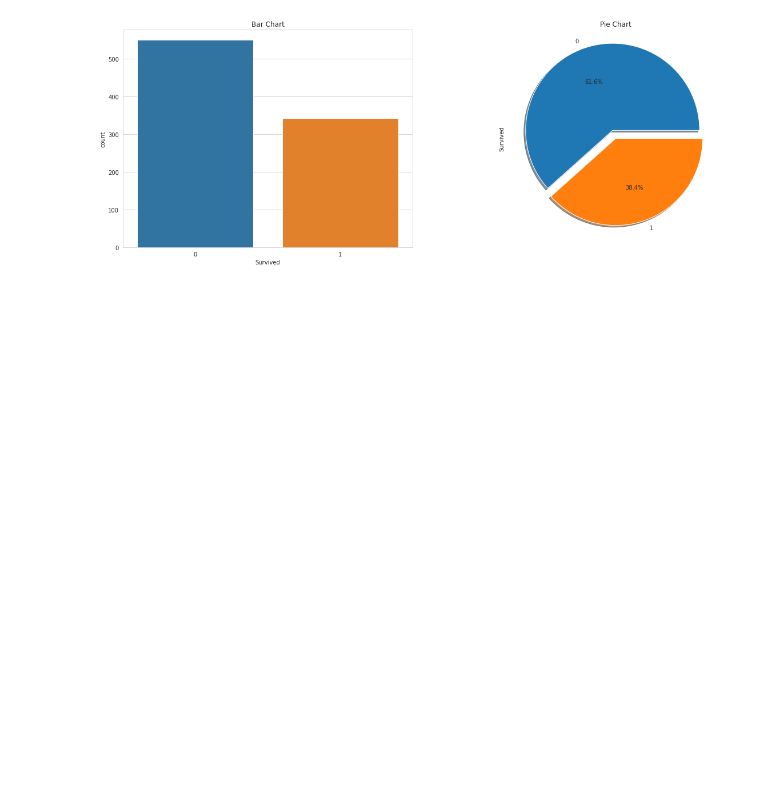
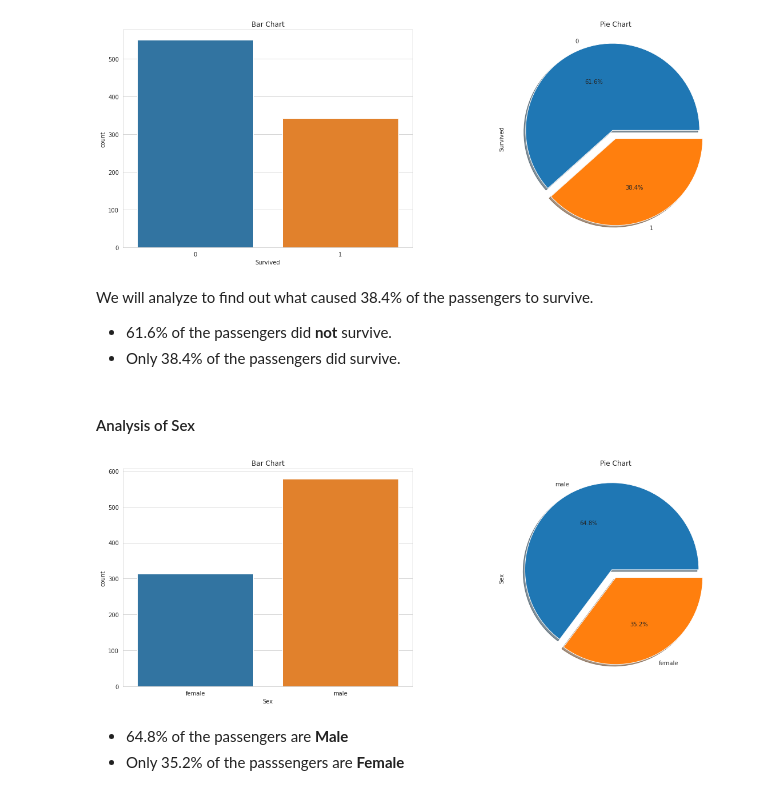
Before and after one commit to sahinozan/Titanic, a Jupyter notebook: titanic.ipynb, the cells around one changed output. Saved outputs shown, nothing was run; the diff lists cells and outputs as text; code cells hidden in the pictures; blank space fills up the shorter version.

Commit message:
analysis of sex added

```diff
--- a/titanic.ipynb
+++ b/titanic.ipynb
@@ -176,3 +176,22 @@ ax[1].set_title('Pie Chart')
 plt.show()
 # %% [output]
 [figure]
+# %% [markdown]
+We will analyze to find out what caused 38.4% of the passengers to survive.
+* 61.6% of the passengers did **not** survive.
+* Only 38.4% of the passengers did survive.
+# %% [markdown]
+#### Analysis of Sex
+# %%
+fig, ax = plt.subplots(1, 2, figsize=(20, 7))
+sns.countplot(data=df_train, x='Sex', ax=ax[0])
+ax[0].set_title('Bar Chart')
+
+df_train['Sex'].value_counts().plot.pie(explode=[0.1, 0], autopct="%1.1f%%", shadow=True, ax=ax[1])
+ax[1].set_title('Pie Chart')
+plt.show()
+# %% [output]
+[figure, added]
+# %% [markdown]
+* 64.8% of the passengers are **Male**
+* Only 35.2% of the passsengers are **Female**
```
